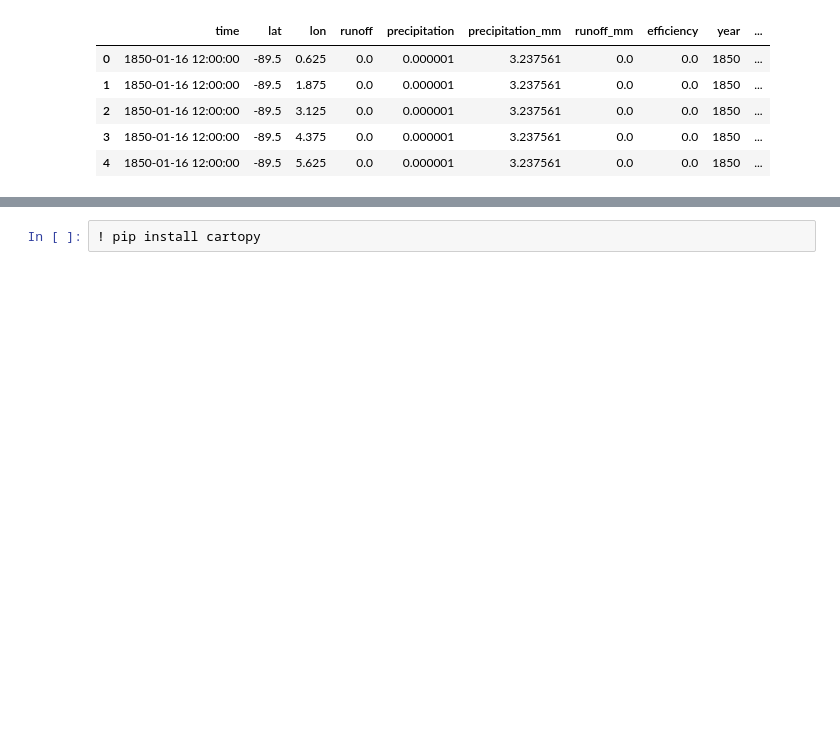
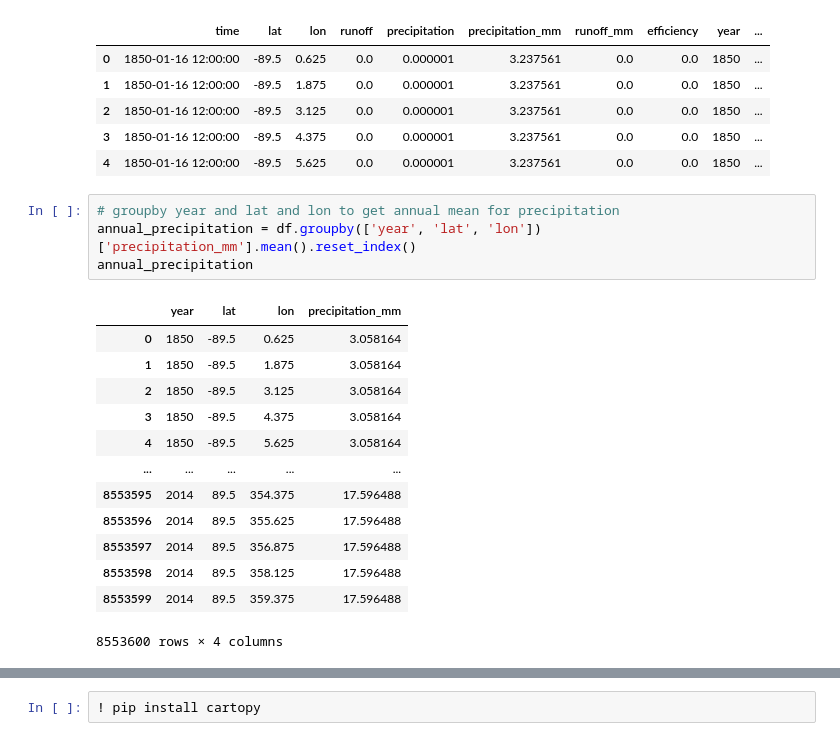
Before and after one commit to jeremyjcheng/106_project3, a Jupyter notebook: eda.ipynb, the cells around one changed output, grey strips where cells are left out. Drawn from its saved outputs; the diff is of its cells as text; blank space fills up the shorter version.

```diff
--- a/eda.ipynb
+++ b/eda.ipynb
@@ -150,3 +150,21 @@ df.head()
 | 2 | 1850-01-16 12:00:00 | -89.5 | 3.125 | 0.0 | 0.000001 | 3.237561 | 0.0 | 0.0 | 1850 | ... |
 | 3 | 1850-01-16 12:00:00 | -89.5 | 4.375 | 0.0 | 0.000001 | 3.237561 | 0.0 | 0.0 | 1850 | ... |
 | 4 | 1850-01-16 12:00:00 | -89.5 | 5.625 | 0.0 | 0.000001 | 3.237561 | 0.0 | 0.0 | 1850 | ... |
+# %%
+# groupby year and lat and lon to get annual mean for precipitation
+annual_precipitation = df.groupby(['year', 'lat', 'lon'])['precipitation_mm'].mean().reset_index()
+annual_precipitation
+# %% [output]
+|  | year | lat | lon | precipitation_mm |
+| 0 | 1850 | -89.5 | 0.625 | 3.058164 |
+| 1 | 1850 | -89.5 | 1.875 | 3.058164 |
+| 2 | 1850 | -89.5 | 3.125 | 3.058164 |
+| 3 | 1850 | -89.5 | 4.375 | 3.058164 |
+| 4 | 1850 | -89.5 | 5.625 | 3.058164 |
+| ... | ... | ... | ... | ... |
+| 8553595 | 2014 | 89.5 | 354.375 | 17.596488 |
+| 8553596 | 2014 | 89.5 | 355.625 | 17.596488 |
+| 8553597 | 2014 | 89.5 | 356.875 | 17.596488 |
+| 8553598 | 2014 | 89.5 | 358.125 | 17.596488 |
+| 8553599 | 2014 | 89.5 | 359.375 | 17.596488 |
+8553600 rows × 4 columns
```
Also changed, not shown: parts of 3 cells of this notebook.
